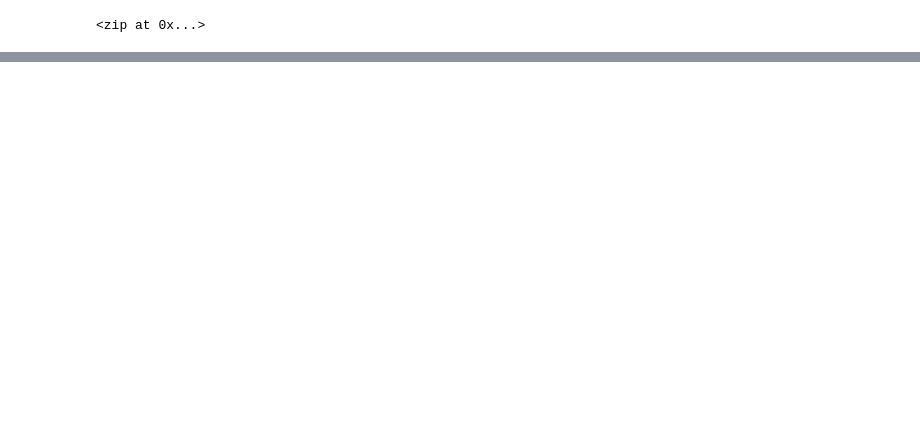
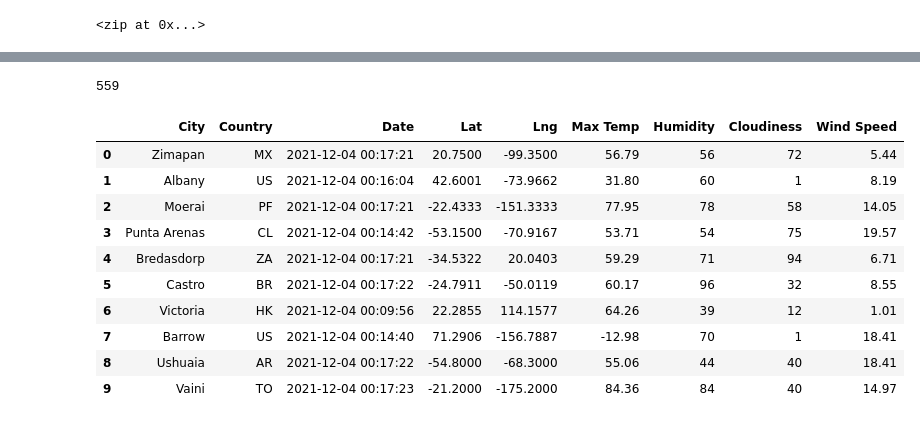
Before and after one commit to rachelhollis/World_Weather_Analysis, a Jupyter notebook: WeatherPy.ipynb, the cells around one changed output, grey strips where cells are left out. Saved outputs shown, nothing was run; the diff lists cells and outputs as text; code cells hidden in the pictures; blank space fills up the shorter version.

Commit message:
weather city

```diff
--- a/WeatherPy.ipynb
+++ b/WeatherPy.ipynb
@@ -33,0 +38,15 @@ len(cities)
+# %%
+# Starting URL for Weather Map API Call.
+# import the API key
+from config import weather_api_key
+url = "http://api.openweathermap.org/data/2.5/weather?units=Imperial&APPID=" + weather_api_key
+# %%
+# Create an empty list to hold the weather data.
+city_data = []
+# Print the beginning of the logging.
+print("Beginning Data Retrieval     ")
+print("-----------------------------")
+
+# Create counters.
+record_count = 1
+set_count = 1
@@ -33,0 +126,23 @@ len(cities)
+# %%
+len(city_data)
+# %% [output]
+559
+# %%
+# Convert the array of dictionaries to a Pandas DataFrame.
+city_data_df = pd.DataFrame(city_data)
+new_column_order = ['City', 'Country', 'Date', 'Lat', 'Lng', 'Max Temp', 'Humidity', 'Cloudiness', 'Wind Speed']
+city_data_df = city_data_df[new_column_order]
+
+city_data_df.head(10)
+# %% [output]
+|  | City | Country | Date | Lat | Lng | Max Temp | Humidity | Cloudiness | Wind Speed |
+| 0 | Zimapan | MX | 2021-12-04 00:17:21 | 20.7500 | -99.3500 | 56.79 | 56 | 72 | 5.44 |
+| 1 | Albany | US | 2021-12-04 00:16:04 | 42.6001 | -73.9662 | 31.80 | 60 | 1 | 8.19 |
+| 2 | Moerai | PF | 2021-12-04 00:17:21 | -22.4333 | -151.3333 | 77.95 | 78 | 58 | 14.05 |
+| 3 | Punta Arenas | CL | 2021-12-04 00:14:42 | -53.1500 | -70.9167 | 53.71 | 54 | 75 | 19.57 |
+| 4 | Bredasdorp | ZA | 2021-12-04 00:17:21 | -34.5322 | 20.0403 | 59.29 | 71 | 94 | 6.71 |
+| 5 | Castro | BR | 2021-12-04 00:17:22 | -24.7911 | -50.0119 | 60.17 | 96 | 32 | 8.55 |
+| 6 | Victoria | HK | 2021-12-04 00:09:56 | 22.2855 | 114.1577 | 64.26 | 39 | 12 | 1.01 |
+| 7 | Barrow | US | 2021-12-04 00:14:40 | 71.2906 | -156.7887 | -12.98 | 70 | 1 | 18.41 |
+| 8 | Ushuaia | AR | 2021-12-04 00:17:22 | -54.8000 | -68.3000 | 55.06 | 44 | 40 | 18.41 |
+| 9 | Vaini | TO | 2021-12-04 00:17:23 | -21.2000 | -175.2000 | 84.36 | 84 | 40 | 14.97 |
```
Also changed, not shown: parts of 5 cells of this notebook, 3 other files.
